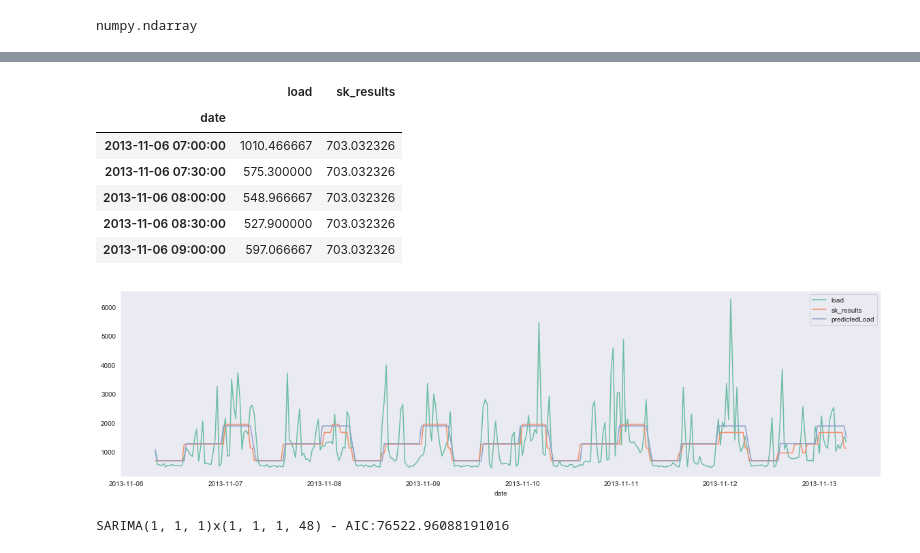
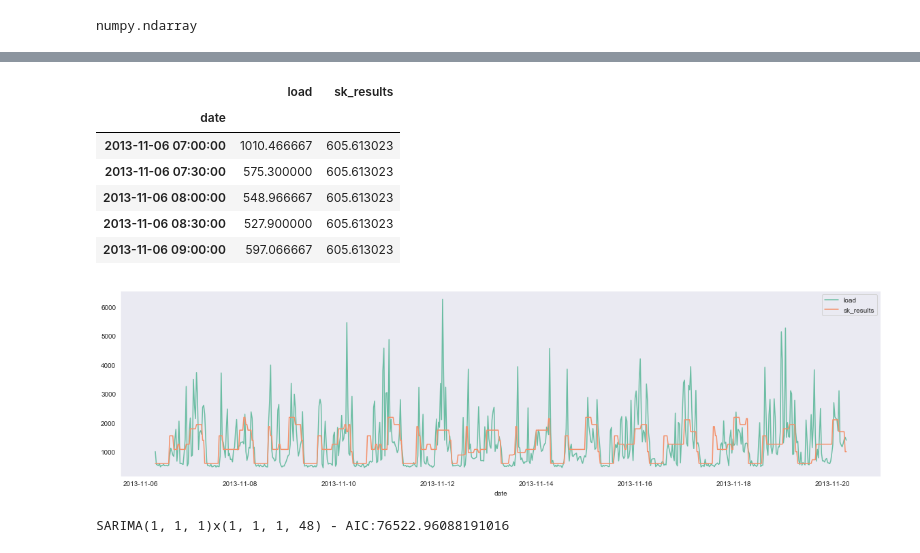
Before and after one commit to craft-ai/craft-ai-kit-energy, a Jupyter notebook: benchmark/ampds_benchmark.ipynb, the cells around one changed output, grey strips where cells are left out. Saved outputs shown, nothing was run; the diff lists cells and outputs as text; code cells hidden in the pictures.

Commit message:
benchmark for depth done

```diff
--- a/benchmark/ampds_benchmark.ipynb
+++ b/benchmark/ampds_benchmark.ipynb
@@ -104,7 +104,7 @@ plt.show()
 # %%
 train_index = int(0.8*data.shape[0])
 data_train= data.iloc[:train_index,:]
-data_test = data.iloc[train_index:,:]
+data_test = data.iloc[train_index:train_index+2*7*24*2,:]#predict on first 2 weeks
 # %%
 data_train.head()
 # %% [output]
@@ -280,5 +287,5 @@ sk_tables
 # %%
-skTree = DecisionTreeRegressor(criterion = 'mse', max_depth=3, random_state=0)
+skTree = DecisionTreeRegressor(criterion = 'mse', max_depth=6, random_state=0)
 # %%
 skTree.fit(sk_train[['hour', 'day', 'month', 'year', 'temp']], sk_train['load'])
 # %% [output]
@@ -316,21 +313,21 @@ bench.head()
 # %% [output]
 |  | load | sk_results |
 | date |  |  |
-| 2013-11-06 07:00:00 | 1010.466667 | 703.032326 |
-| 2013-11-06 07:30:00 | 575.300000 | 703.032326 |
-| 2013-11-06 08:00:00 | 548.966667 | 703.032326 |
-| 2013-11-06 08:30:00 | 527.900000 | 703.032326 |
-| 2013-11-06 09:00:00 | 597.066667 | 703.032326 |
+| 2013-11-06 07:00:00 | 1010.466667 | 605.613023 |
+| 2013-11-06 07:30:00 | 575.300000 | 605.613023 |
+| 2013-11-06 08:00:00 | 548.966667 | 605.613023 |
+| 2013-11-06 08:30:00 | 527.900000 | 605.613023 |
+| 2013-11-06 09:00:00 | 597.066667 | 605.613023 |
 # %%
 limit=7*24*2
 fig  = plt.figure(figsize=(20,5))
 bench = data_test.copy(deep=True).drop('temp',1)
 bench['sk_results'] = sk_results
-bench = bench.merge(craft_preds[['predictedLoad']].iloc[:limit,:], left_index=True, right_index=True)
+# bench = bench.merge(craft_preds[['predictedLoad']].iloc[:limit,:], left_index=True, right_index=True)
 sns.lineplot(data=bench, dashes=False)
 plt.show()
 # %% [output]
-[figure, old version]
+[figure, new version]
 # %%
 #Benchmark : on the first 5000 entries !
 data_arima = data_train.iloc[:5000,:]
```
Also changed, not shown: parts of 14 cells of this notebook, 2 other files.
